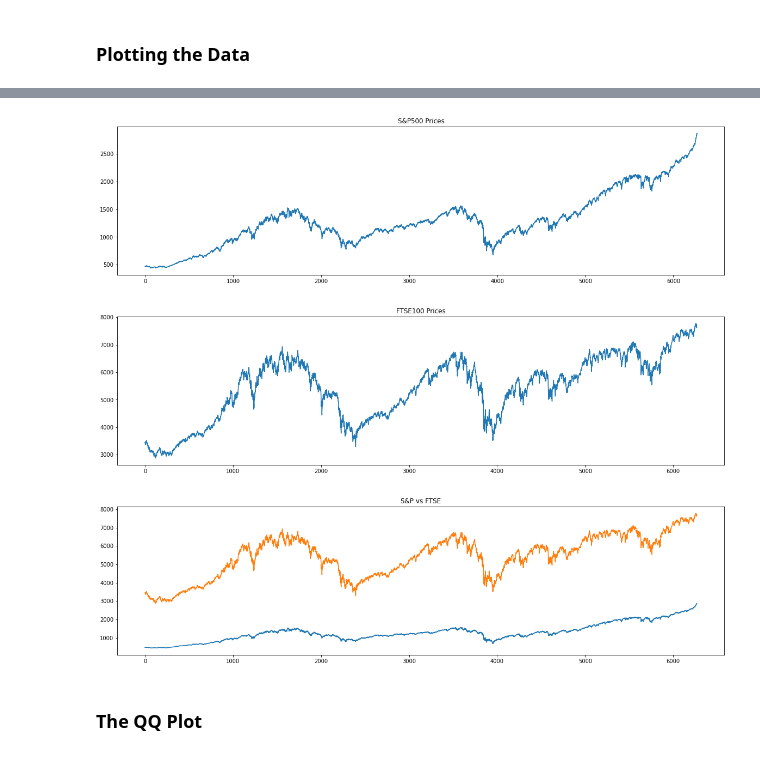
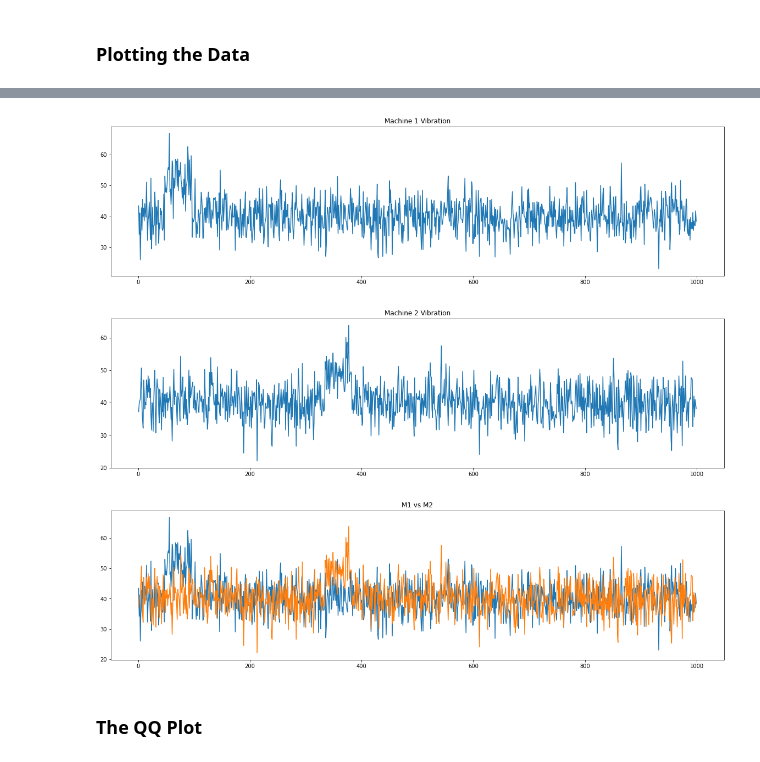
Before and after one commit to Josep-at-work/curso-series-temporales, a Jupyter notebook: 1. Introduccion a las series temporales/Python/1_Python_Introducción_a_las_series_temporales.ipynb, the cells around one changed output, grey strips where cells are left out. Drawn from its saved outputs; the diff is of its cells as text; code cells hidden in the pictures.

```diff
--- a/1. Introduccion a las series temporales/Python/1_Python_Introducción_a_las_series_temporales.ipynb
+++ b/1. Introduccion a las series temporales/Python/1_Python_Introducción_a_las_series_temporales.ipynb
@@ -19,7 +19,7 @@ drive.mount('/content/drive')
 Mounted at /content/drive
 # %%
 # raw_csv_data = pd.read_csv("https://raw.githubusercontent.com/Josep-at-work/curso-series-temporales/master/1.%20Introduccion%20a%20las%20series%20temporales/Python/Index2018.csv")
-raw_csv_data = pd.read_csv("/content/drive/MyDrive/Udemy/Series Temporales/telemetry.csv")
+raw_csv_data = pd.read_csv("/content/drive/MyDrive/Udemy/Series Temporales/Data/telemetry.csv")
 # %%
 df_comp = raw_csv_data.copy()
 # %% [markdown]
@@ -93,2 +94,5 @@ df_comp.spx.isna().sum()
 # %% [markdown]
 ### Plotting the Data
+# %%
+m1 = df_comp[df_comp.machineID == 1]
+m2 = df_comp[df_comp.machineID == 2].reset_index()
@@ -97,20 +132,21 @@ import matplotlib.pyplot as plt
 # %%
-df_comp.spx.plot(figsize=(20,5), title = "S&P500 Prices")
+m1.iloc[1:1000].vibration.plot(figsize=(20,5), title = "Machine 1 Vibration")
 plt.show()
 # %% [output]
-[figure, old version]
+[figure, new version]
 # %%
-df_comp.ftse.plot(figsize=(20,5), title = "FTSE100 Prices")
+m2.iloc[1:1000].vibration.plot(figsize=(20,5), title = "Machine 2 Vibration")
 plt.show()
 # %% [output]
-[figure, old version]
+[figure, new version]
 # %%
-df_comp.spx.plot(figsize=(20,5), title = "S&P500 Prices")
-df_comp.ftse.plot(figsize=(20,5), title = "FTSE100 Prices")
-plt.title("S&P vs FTSE")
+# Define two plots in the different cell to display them both in the same plot.
+m1.iloc[1:1000].vibration.plot(figsize=(20,5), title = "S&P500 Prices")
+m2.iloc[1:1000].vibration.plot(figsize=(20,5), title = "FTSE100 Prices")
+plt.title("M1 vs M2")
 plt.show()
 # %% [output]
-[figure, old version]
+[figure, new version]
 # %% [markdown]
 ### The QQ Plot
 # %%
```
Also changed, not shown: parts of 10 cells of this notebook.
